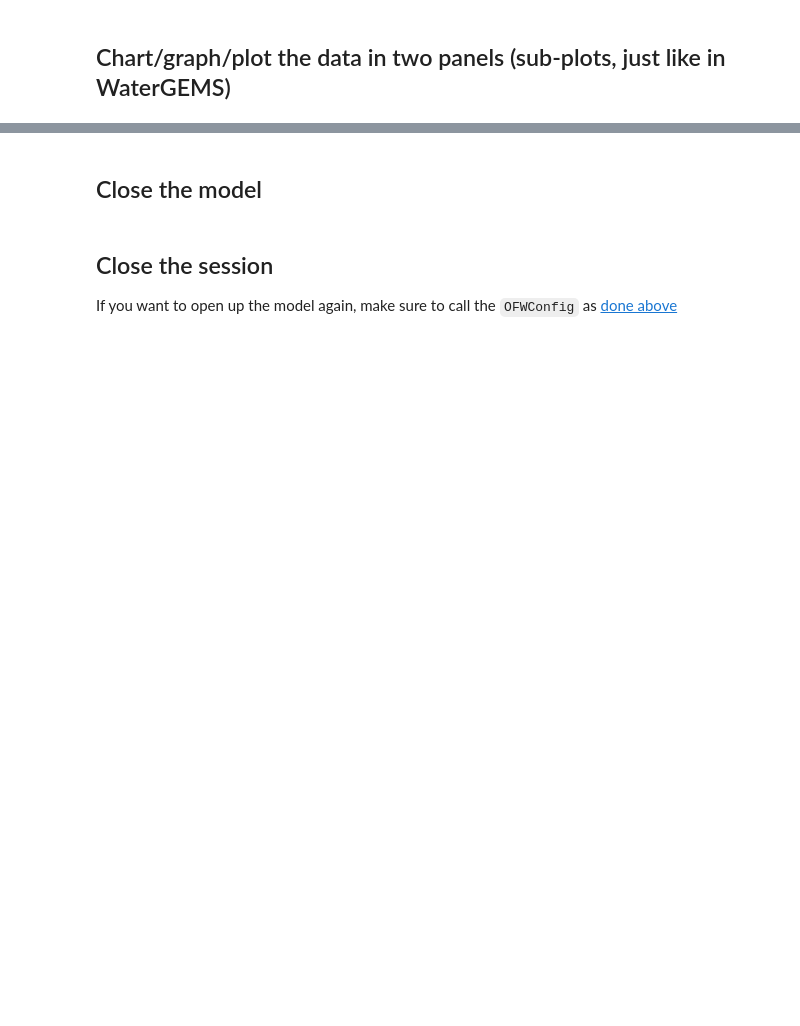
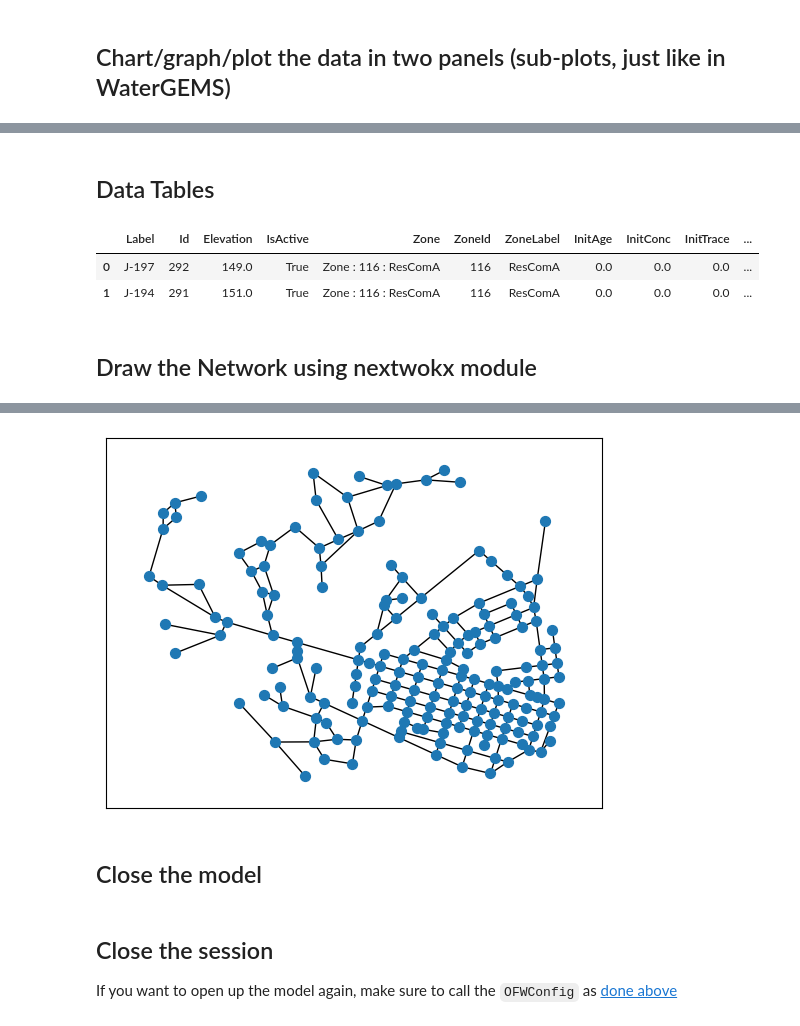
Before and after one commit to worthapenny/pyofw, a Jupyter notebook: src/pyOFW/template/Getting_Started.ipynb, the cells around one changed output, grey strips where cells are left out. Saved outputs shown, nothing was run; the diff lists cells and outputs as text; code cells hidden in the pictures; blank space fills up the shorter version.

```diff
--- a/src/pyOFW/template/Getting_Started.ipynb
+++ b/src/pyOFW/template/Getting_Started.ipynb
@@ -215,3 +215,5 @@ fig = fig.update_layout(
 fig.show()
 # %% [output]
 [interactive output not drawn]
+# %% [markdown]
+## Data Tables
@@ -217,0 +223,20 @@ fig.show()
+# %%
+ni.junction_df.head(2)
+# %% [output]
+|  | Label | Id | Elevation | IsActive | Zone | ZoneId | ZoneLabel | InitAge | InitConc | InitTrace | ... |
+| 0 | J-197 | 292 | 149.0 | True | Zone : 116 : ResComA | 116 | ResComA | 0.0 | 0.0 | 0.0 | ... |
+| 1 | J-194 | 291 | 151.0 | True | Zone : 116 : ResComA | 116 | ResComA | 0.0 | 0.0 | 0.0 | ... |
+# %% [markdown]
+## Draw the Network using nextwokx module
+# %%
+from pyofw.network_input import NetworkInput
+import networkx as nx
+# Note: matplotlib is also required
+
+ni = NetworkInput(model)
+
+graph = ni.get_networkx_graph(laterals=False)
+node_pos = nx.get_node_attributes(graph, "pos")
+
+nx.draw_networkx(graph,pos=node_pos, node_size=50, with_labels=False)
+# %% [output]
@@ -218,3 +260,4 @@ fig.show()
+[figure, added]
 # %% [markdown]
 ## Close the model
 # %%
```
Also changed, not shown: parts of 7 cells of this notebook, 4 other files.
